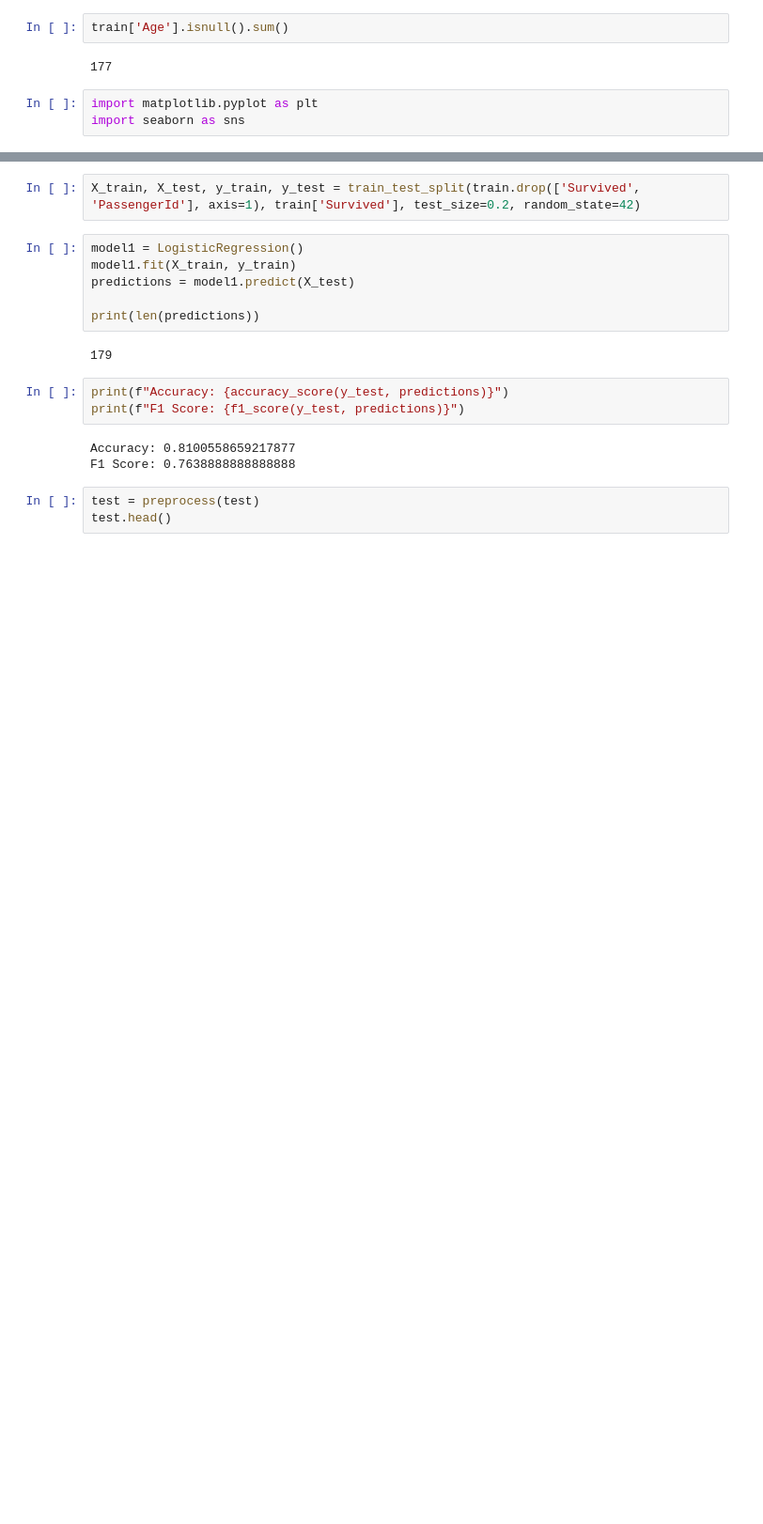
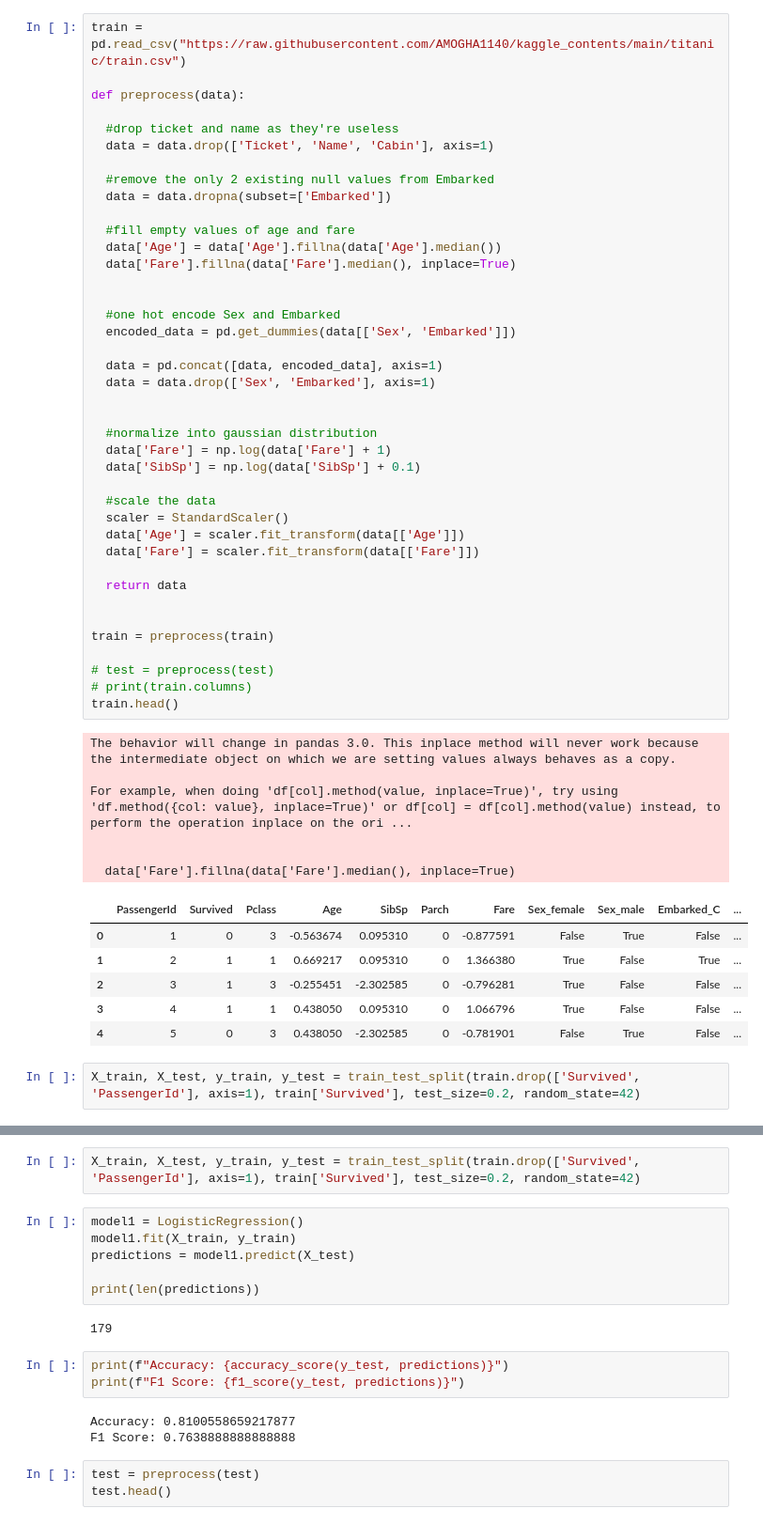
Before and after one commit to AMOGHA1140/kaggle_contents, a Jupyter notebook: titanic/model.ipynb, the cells around one changed output, grey strips where cells are left out. Shown: that part at 94% size. Cells and saved outputs as stored; diff of their text form; blank space fills up the shorter version.

```diff
--- a/titanic/model.ipynb
+++ b/titanic/model.ipynb
@@ -12,7 +48,55 @@ test = pd.read_csv("https://raw.githubusercontent.com/AMOGHA1140/kaggle_contents
 # %%
-train['Age'].isnull().sum()
+train = pd.read_csv("https://raw.githubusercontent.com/AMOGHA1140/kaggle_contents/main/titanic/train.csv")
+
+def preprocess(data):
+
+  #drop ticket and name as they're useless
+  data = data.drop(['Ticket', 'Name', 'Cabin'], axis=1)
+
+  #remove the only 2 existing null values from Embarked
+  data = data.dropna(subset=['Embarked'])
+
+  #fill empty values of age and fare
+  data['Age'] = data['Age'].fillna(data['Age'].median())
+  data['Fare'].fillna(data['Fare'].median(), inplace=True)
+
+
+  #one hot encode Sex and Embarked
+  encoded_data = pd.get_dummies(data[['Sex', 'Embarked']])
+
+  data = pd.concat([data, encoded_data], axis=1)
+  data = data.drop(['Sex', 'Embarked'], axis=1)
+
+
+  #normalize into gaussian distribution
+  data['Fare'] = np.log(data['Fare'] + 1)
+  data['SibSp'] = np.log(data['SibSp'] + 0.1)
+
+  #scale the data
+  scaler = StandardScaler()
+  data['Age'] = scaler.fit_transform(data[['Age']])
+  data['Fare'] = scaler.fit_transform(data[['Fare']])
+
+  return data
+
+
+train = preprocess(train)
+
+# test = preprocess(test)
+# print(train.columns)
+train.head()
 # %% [output]
-177
+The behavior will change in pandas 3.0. This inplace method will never work because the intermediate object on which we are setting values always behaves as a copy.
+
+For example, when doing 'df[col].method(value, inplace=True)', try using 'df.method({col: value}, inplace=True)' or df[col] = df[col].method(value) instead, to perform the operation inplace on the ori ...
+
+
+  data['Fare'].fillna(data['Fare'].median(), inplace=True)
+|  | PassengerId | Survived | Pclass | Age | SibSp | Parch | Fare | Sex_female | Sex_male | Embarked_C | ... |
+| 0 | 1 | 0 | 3 | -0.563674 | 0.095310 | 0 | -0.877591 | False | True | False | ... |
+| 1 | 2 | 1 | 1 | 0.669217 | 0.095310 | 0 | 1.366380 | True | False | True | ... |
+| 2 | 3 | 1 | 3 | -0.255451 | -2.302585 | 0 | -0.796281 | True | False | False | ... |
+| 3 | 4 | 1 | 1 | 0.438050 | 0.095310 | 0 | 1.066796 | True | False | False | ... |
+| 4 | 5 | 0 | 3 | 0.438050 | -2.302585 | 0 | -0.781901 | False | True | False | ... |
 # %%
-import matplotlib.pyplot as plt
-import seaborn as sns
+X_train, X_test, y_train, y_test = train_test_split(train.drop(['Survived', 'PassengerId'], axis=1), train['Survived'], test_size=0.2, random_state=42)
```
Also changed, not shown: parts of 8 cells of this notebook.
